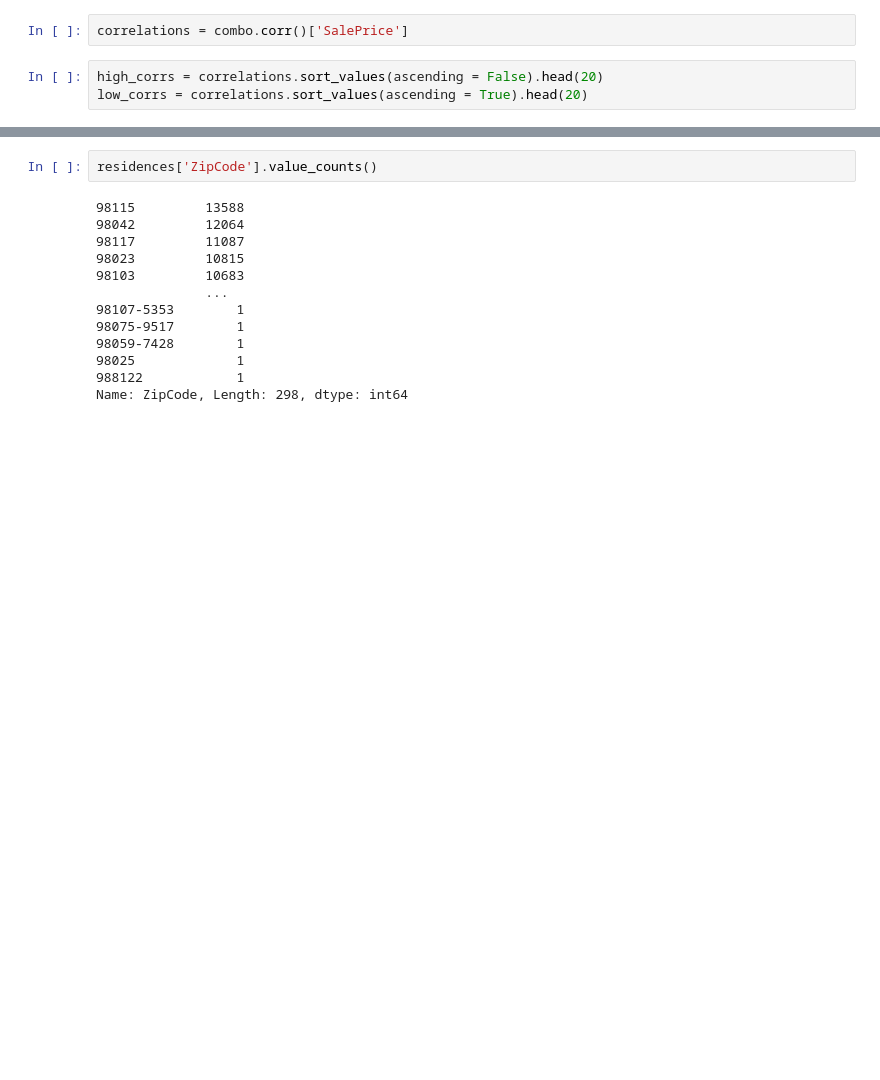
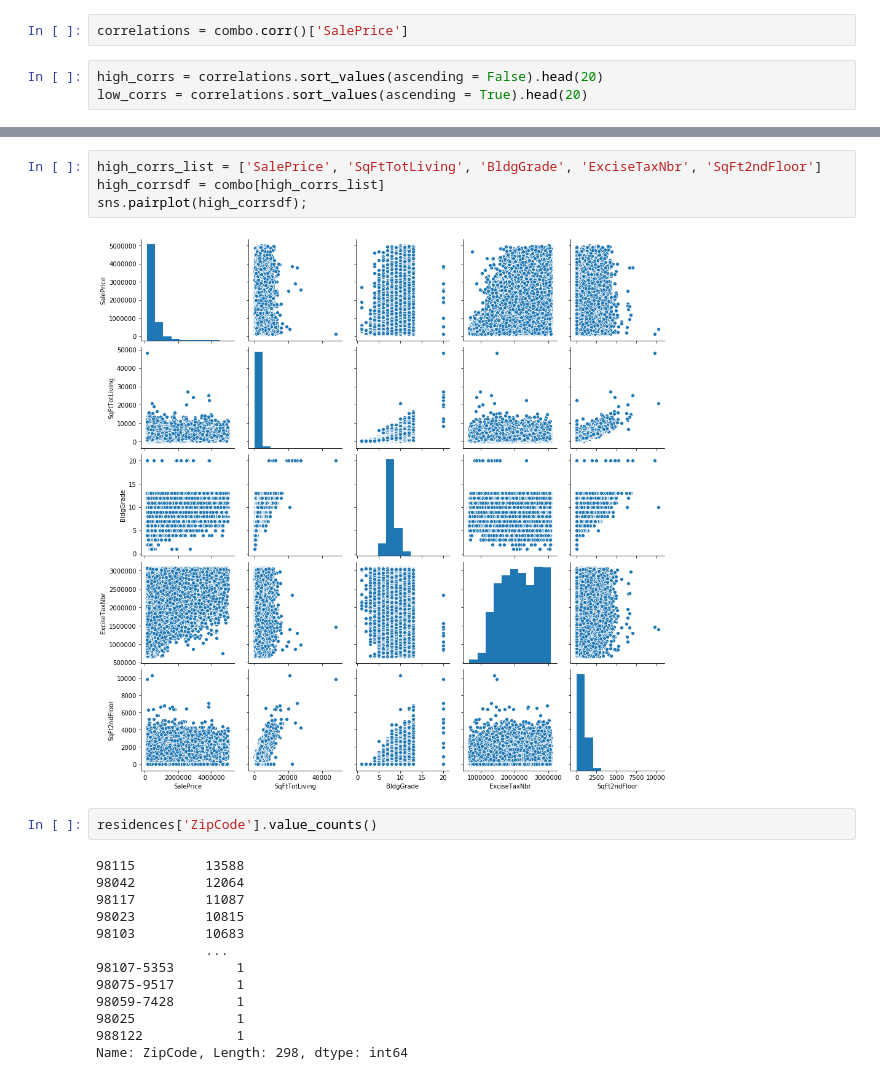
Before and after one commit to Jaccomando/phase_2_project_chicago-sf-seattle-ds-082420, a Jupyter notebook: exploratory/josh_and_reuban_eda.ipynb, the cells around one changed output, grey strips where cells are left out. Drawn from its saved outputs; the diff is of its cells as text; blank space fills up the shorter version.

Commit message:
Added correlation plot

```diff
--- a/exploratory/josh_and_reuban_eda.ipynb
+++ b/exploratory/josh_and_reuban_eda.ipynb
@@ -124,4 +127,10 @@ Warnings:
 strong multicollinearity or other numerical problems.
+# %%
+high_corrs_list = ['SalePrice', 'SqFtTotLiving', 'BldgGrade', 'ExciseTaxNbr', 'SqFt2ndFloor']
+high_corrsdf = combo[high_corrs_list]
+sns.pairplot(high_corrsdf);
+# %% [output]
+[figure, added]
 # %%
 residences['ZipCode'].value_counts()
 # %% [output]
```
Also changed, not shown: parts of 7 cells of this notebook.
